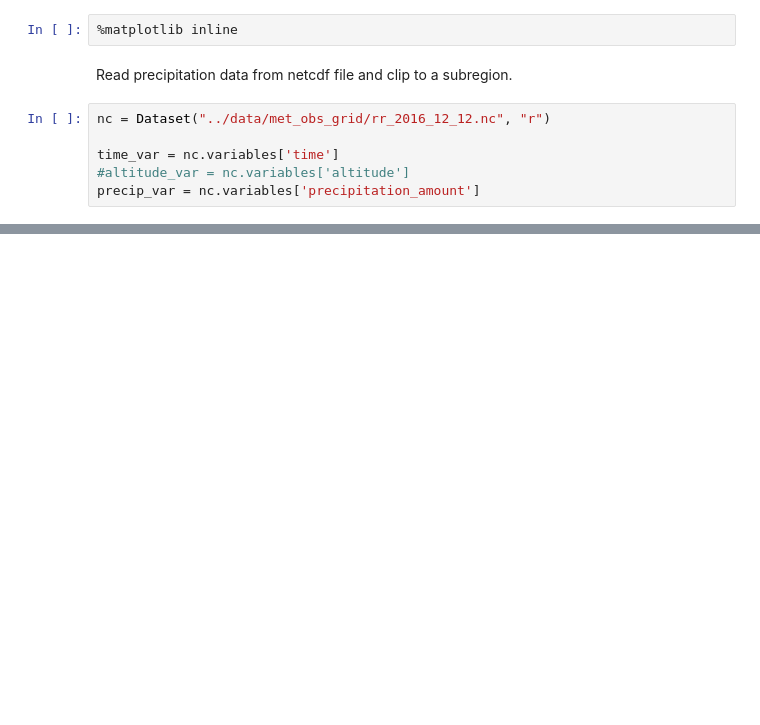
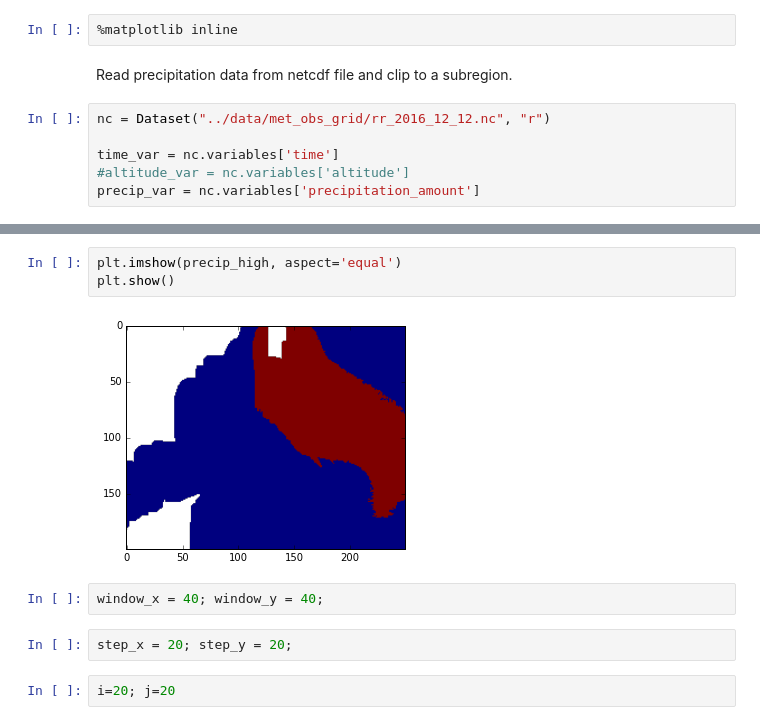
Before and after one commit to kmunve/APS, a Jupyter notebook: aps/notebooks/regional_precipitation_distribution.ipynb, the cells around one changed output, grey strips where cells are left out. Drawn from its saved outputs; the diff is of its cells as text; blank space fills up the shorter version.

```diff
--- a/aps/notebooks/regional_precipitation_distribution.ipynb
+++ b/aps/notebooks/regional_precipitation_distribution.ipynb
@@ -53,0 +61,11 @@ print(flier_low, box_bot, box_center, box_top, flier_high, pf_mean)
+# %%
+plt.imshow(precip_high, aspect='equal')
+plt.show()
+# %% [output]
+[figure, added]
+# %%
+window_x = 40; window_y = 40;
+# %%
+step_x = 20; step_y = 20;
+# %%
+i=20; j=20
```
Also changed, not shown: parts of 26 cells of this notebook.
